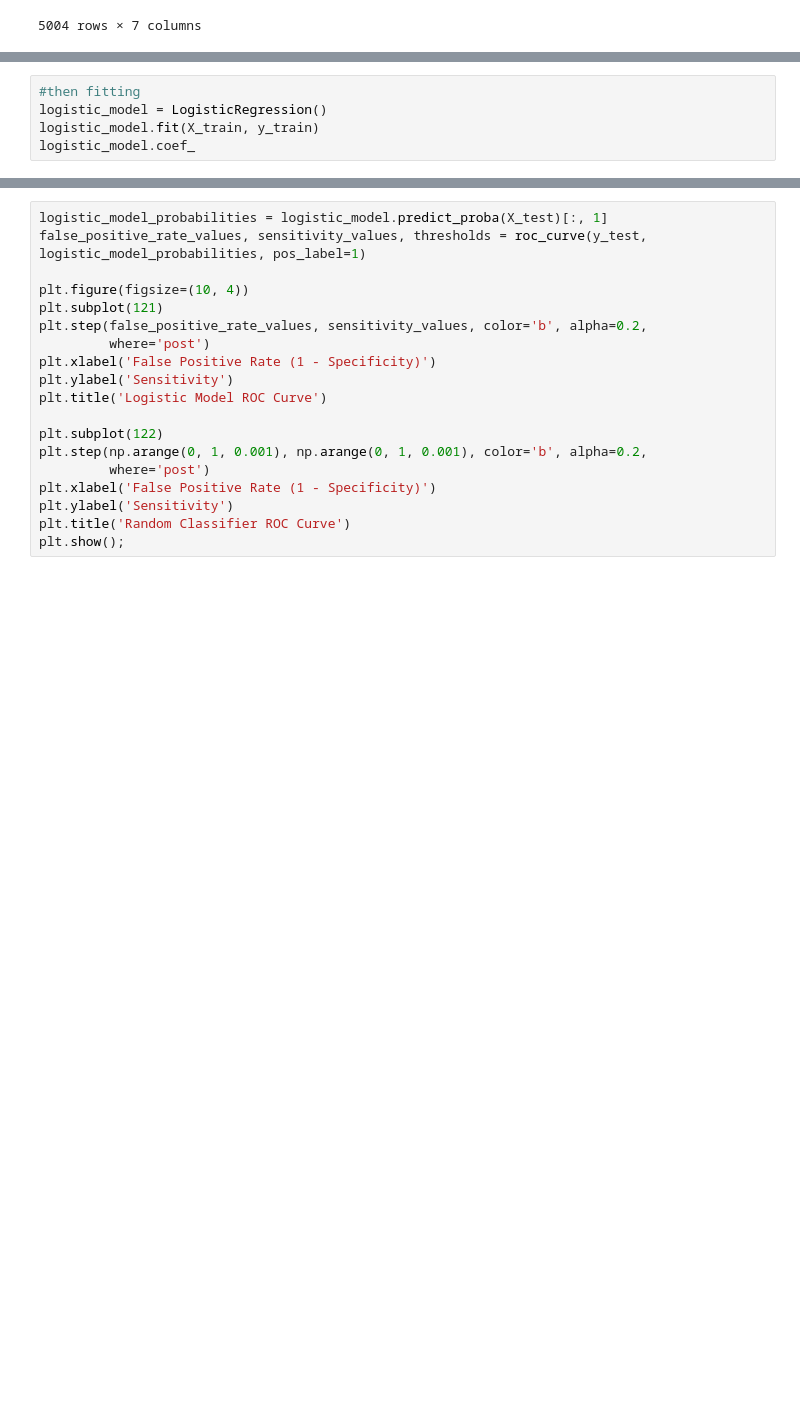
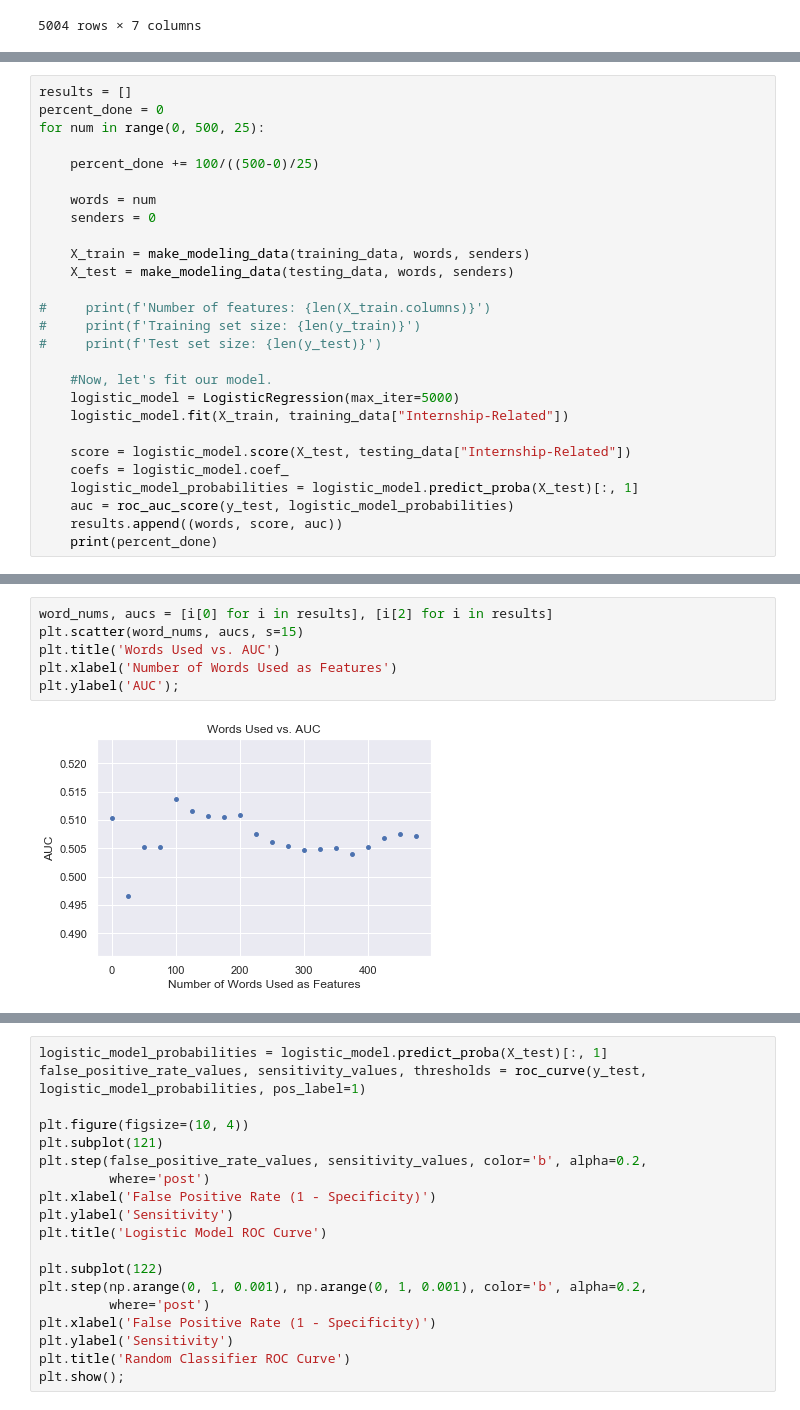
Before and after one commit to rachitpareek/jobSearch, a Jupyter notebook: exploratory analysis.ipynb, the cells around one changed output, grey strips where cells are left out. Saved outputs shown, nothing was run; the diff lists cells and outputs as text; blank space fills up the shorter version.

```diff
--- a/exploratory analysis.ipynb
+++ b/exploratory analysis.ipynb
@@ -275,5 +244,0 @@ Test set size: 999
-# %%
-#then fitting
-logistic_model = LogisticRegression()
-logistic_model.fit(X_train, y_train)
-logistic_model.coef_
@@ -288,0 +245,27 @@ logistic_model.score(X_test, y_test)
+# %%
+results = []
+percent_done = 0
+for num in range(0, 500, 25):
+
+    percent_done += 100/((500-0)/25)
+
+    words = num
+    senders = 0
+
+    X_train = make_modeling_data(training_data, words, senders)
+    X_test = make_modeling_data(testing_data, words, senders)
+
+#     print(f'Number of features: {len(X_train.columns)}')
+#     print(f'Training set size: {len(y_train)}')
+#     print(f'Test set size: {len(y_test)}')
+
+    #Now, let's fit our model.
+    logistic_model = LogisticRegression(max_iter=5000)
+    logistic_model.fit(X_train, training_data["Internship-Related"])
+
+    score = logistic_model.score(X_test, testing_data["Internship-Related"])
+    coefs = logistic_model.coef_
+    logistic_model_probabilities = logistic_model.predict_proba(X_test)[:, 1]
+    auc = roc_auc_score(y_test, logistic_model_probabilities)
+    results.append((words, score, auc))
+    print(percent_done)
@@ -288,0 +293,8 @@ logistic_model.score(X_test, y_test)
+# %%
+word_nums, aucs = [i[0] for i in results], [i[2] for i in results]
+plt.scatter(word_nums, aucs, s=15)
+plt.title('Words Used vs. AUC')
+plt.xlabel('Number of Words Used as Features')
+plt.ylabel('AUC');
+# %% [output]
+[figure, added]
```
Also changed, not shown: parts of 28 cells of this notebook.
